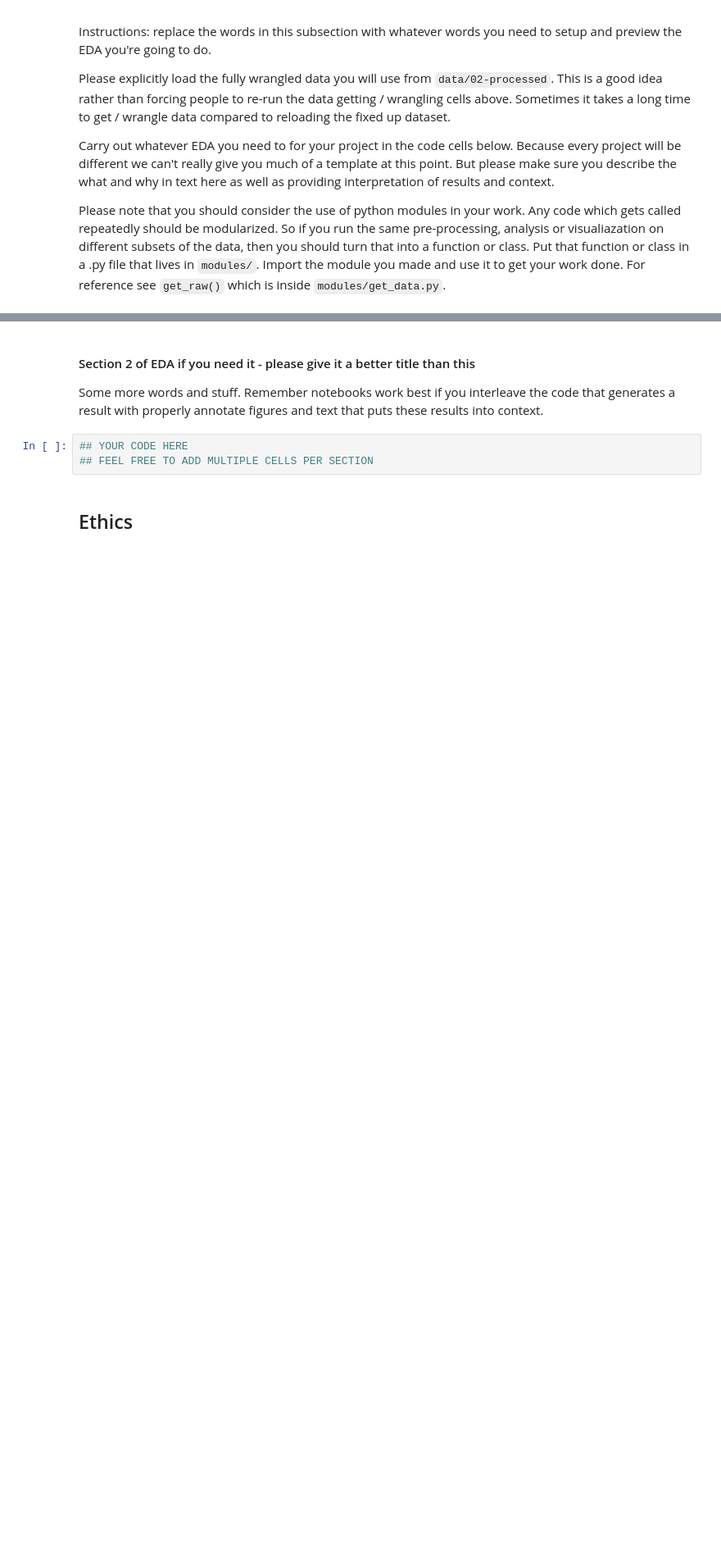
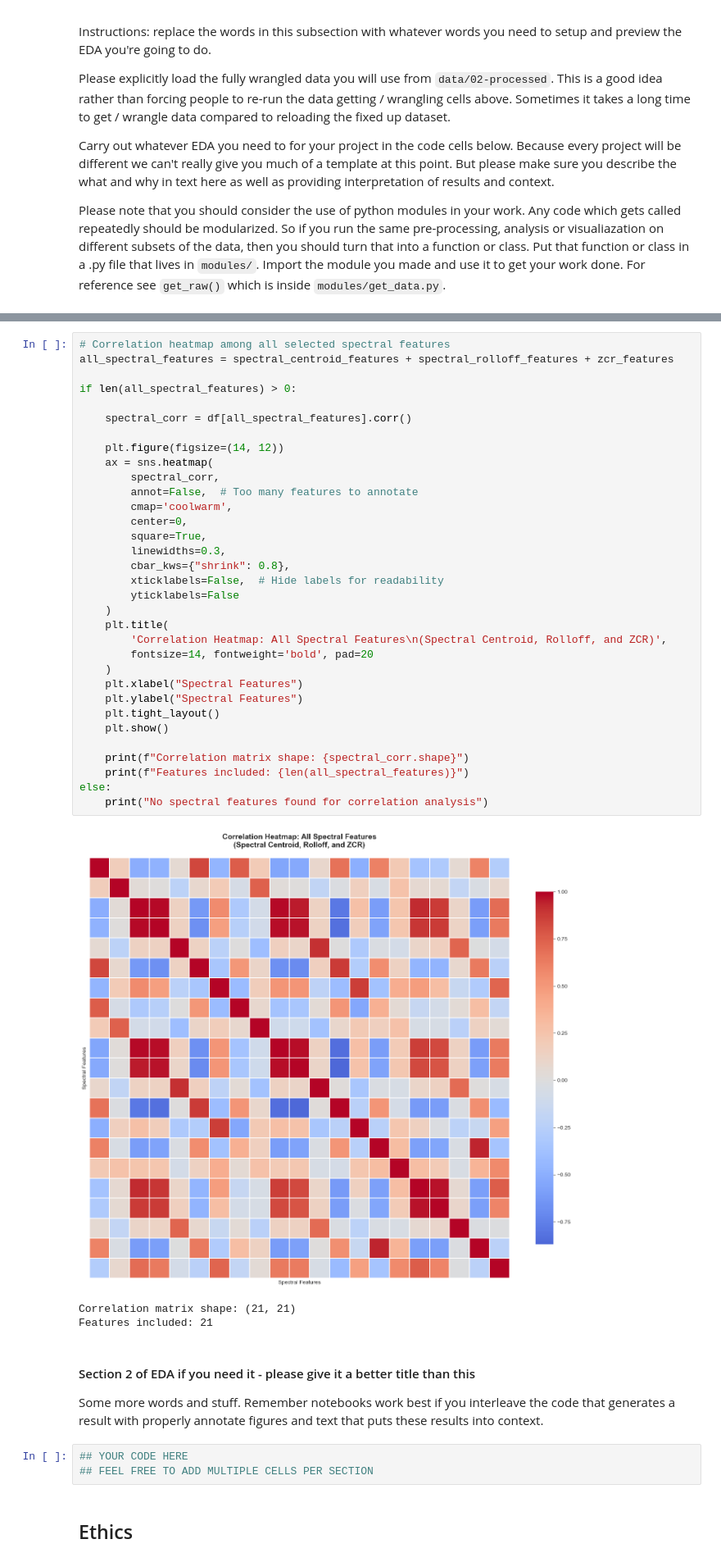
Before and after one commit to COGS108/Group081_WI26, a Jupyter notebook: 02-EDACheckpoint.ipynb, the cells around one changed output, grey strips where cells are left out. Shown at 82% size. Saved outputs shown, nothing was run; the diff lists cells and outputs as text; blank space fills up the shorter version.

```diff
--- a/02-EDACheckpoint.ipynb
+++ b/02-EDACheckpoint.ipynb
@@ -134,3 +411,40 @@ Some more words and stuff.  Remember notebooks work best if you interleave the c
+# %%
+# Correlation heatmap among all selected spectral features
+all_spectral_features = spectral_centroid_features + spectral_rolloff_features + zcr_features
+
+if len(all_spectral_features) > 0:
+
+    spectral_corr = df[all_spectral_features].corr()
+
+    plt.figure(figsize=(14, 12))
+    ax = sns.heatmap(
+        spectral_corr,
+        annot=False,  # Too many features to annotate
+        cmap='coolwarm',
+        center=0,
+        square=True,
+        linewidths=0.3,
+        cbar_kws={"shrink": 0.8},
+        xticklabels=False,  # Hide labels for readability
+        yticklabels=False
+    )
+    plt.title(
+        'Correlation Heatmap: All Spectral Features\n(Spectral Centroid, Rolloff, and ZCR)',
+        fontsize=14, fontweight='bold', pad=20
+    )
+    plt.xlabel("Spectral Features")
+    plt.ylabel("Spectral Features")
+    plt.tight_layout()
+    plt.show()
+
+    print(f"Correlation matrix shape: {spectral_corr.shape}")
+    print(f"Features included: {len(all_spectral_features)}")
+else:
+    print("No spectral features found for correlation analysis")
+# %% [output]
+[figure, added]
+Correlation matrix shape: (21, 21)
+Features included: 21
 # %% [markdown]
 #### Section 2 of EDA if you need it  - please give it a better title than this
 
```
Also changed, not shown: parts of 31 cells of this notebook, 1 other file.
